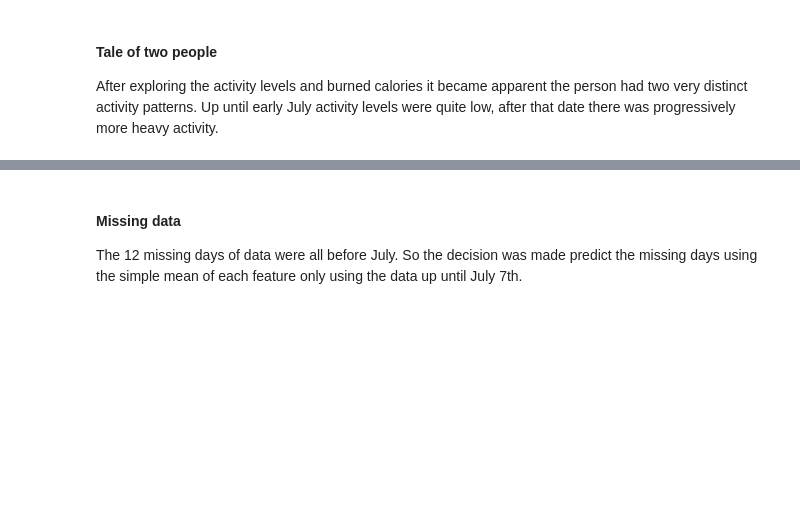
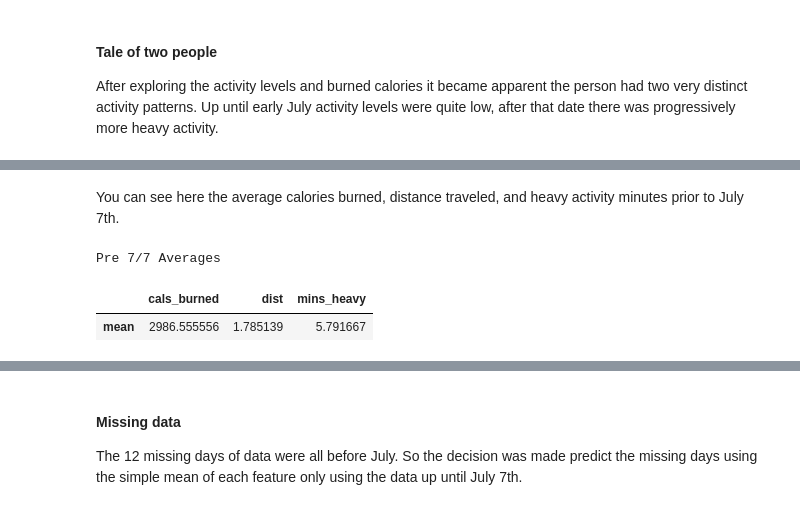
Before and after one commit to DoubleStufERoe/BayesP05_Fitbit, a Jupyter notebook: model_final.ipynb, the cells around one changed output, grey strips where cells are left out. Cells and saved outputs as stored; diff of their text form; code cells hidden in the pictures; blank space fills up the shorter version.

```diff
--- a/model_final.ipynb
+++ b/model_final.ipynb
@@ -109,0 +112,8 @@ explore.activity_stack(df)
+# %% [markdown]
+You can see here the average calories burned, distance traveled, and heavy activity minutes prior to July 7th.
+# %%
+explore.pre_july(df)
+# %% [output]
+Pre 7/7 Averages
+|  | cals_burned | dist | mins_heavy |
+| mean | 2986.555556 | 1.785139 | 5.791667 |
```
Also changed, not shown: parts of 16 cells of this notebook, 3 other files.
